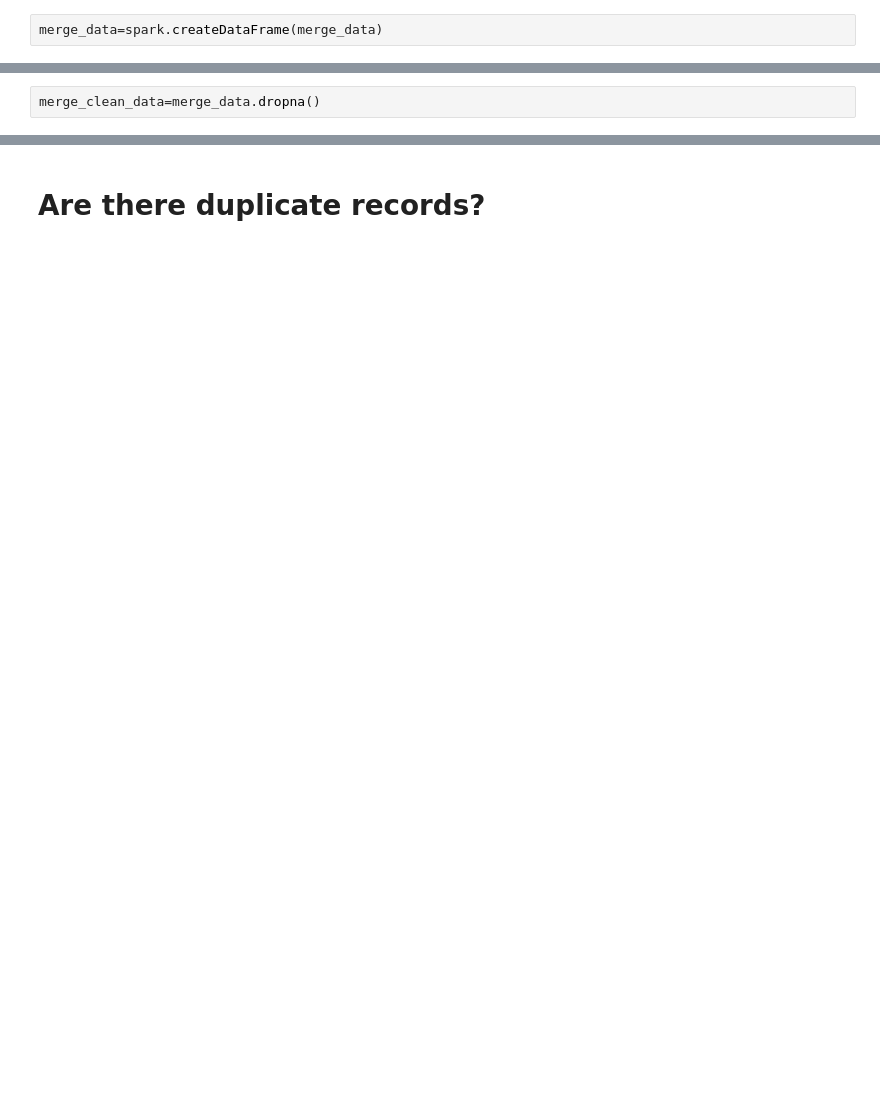
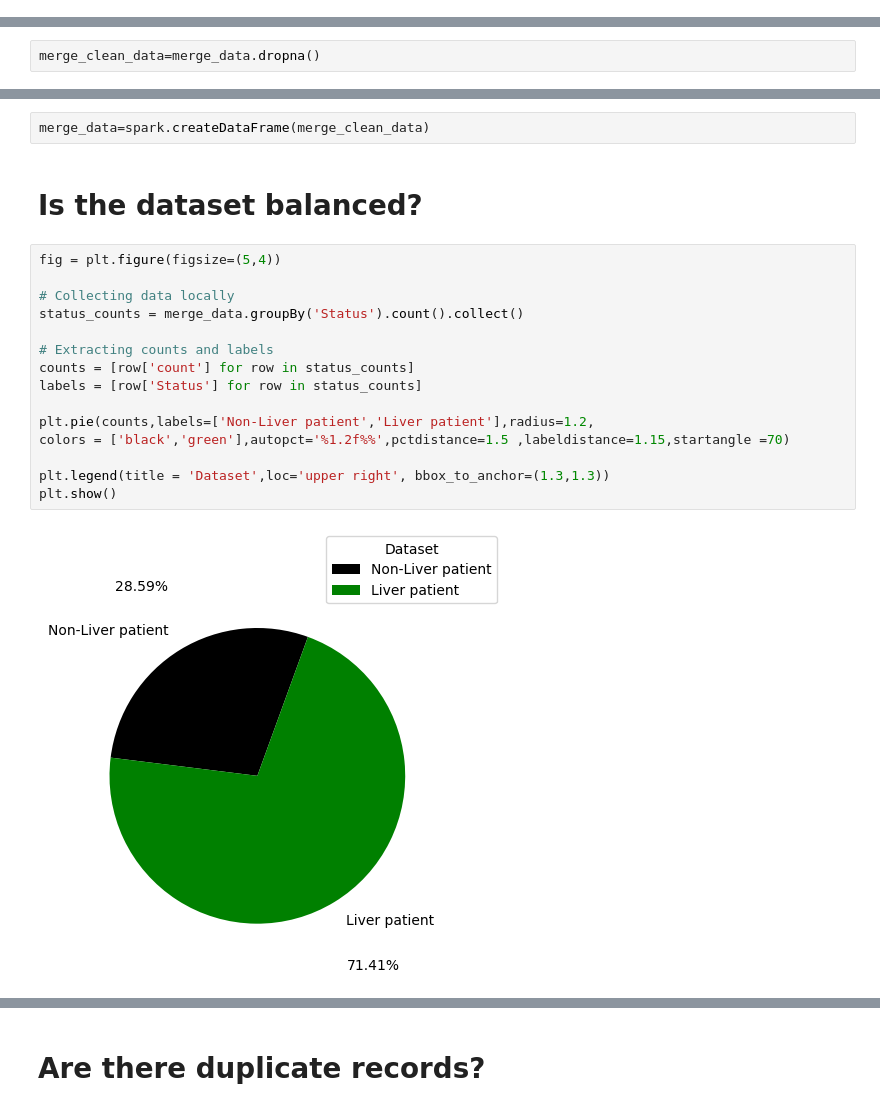
Before and after one commit to swharesh/Capstone-AIacademy, a Jupyter notebook: final_1.ipynb, the cells around one changed output, grey strips where cells are left out. Drawn from its saved outputs; the diff is of its cells as text; blank space fills up the shorter version.

```diff
--- a/final_1.ipynb
+++ b/final_1.ipynb
@@ -100,5 +73,3 @@ merge_data=pd.merge(merge_data, status, on='ID', how='outer')
 merge_data=merge_data.set_index("ID")
 merge_data.loc[merge_data["Gender of the patient"]=="Female","Gender of the patient"]=1
 merge_data.loc[merge_data["Gender of the patient"]=="Male","Gender of the patient"]=0
-# %%
-merge_data=spark.createDataFrame(merge_data)
@@ -249,0 +212,21 @@ merge_clean_data
+# %%
+merge_data=spark.createDataFrame(merge_clean_data)
+# %% [markdown]
+# Is the dataset balanced?
+# %%
+fig = plt.figure(figsize=(5,4))
+
+# Collecting data locally
+status_counts = merge_data.groupBy('Status').count().collect()
+
+# Extracting counts and labels
+counts = [row['count'] for row in status_counts]
+labels = [row['Status'] for row in status_counts]
+
+plt.pie(counts,labels=['Non-Liver patient','Liver patient'],radius=1.2,
+colors = ['black','green'],autopct='%1.2f%%',pctdistance=1.5 ,labeldistance=1.15,startangle =70)
+
+plt.legend(title = 'Dataset',loc='upper right', bbox_to_anchor=(1.3,1.3))
+plt.show()
+# %% [output]
+[figure, added]
```
Also changed, not shown: parts of 38 cells of this notebook.
